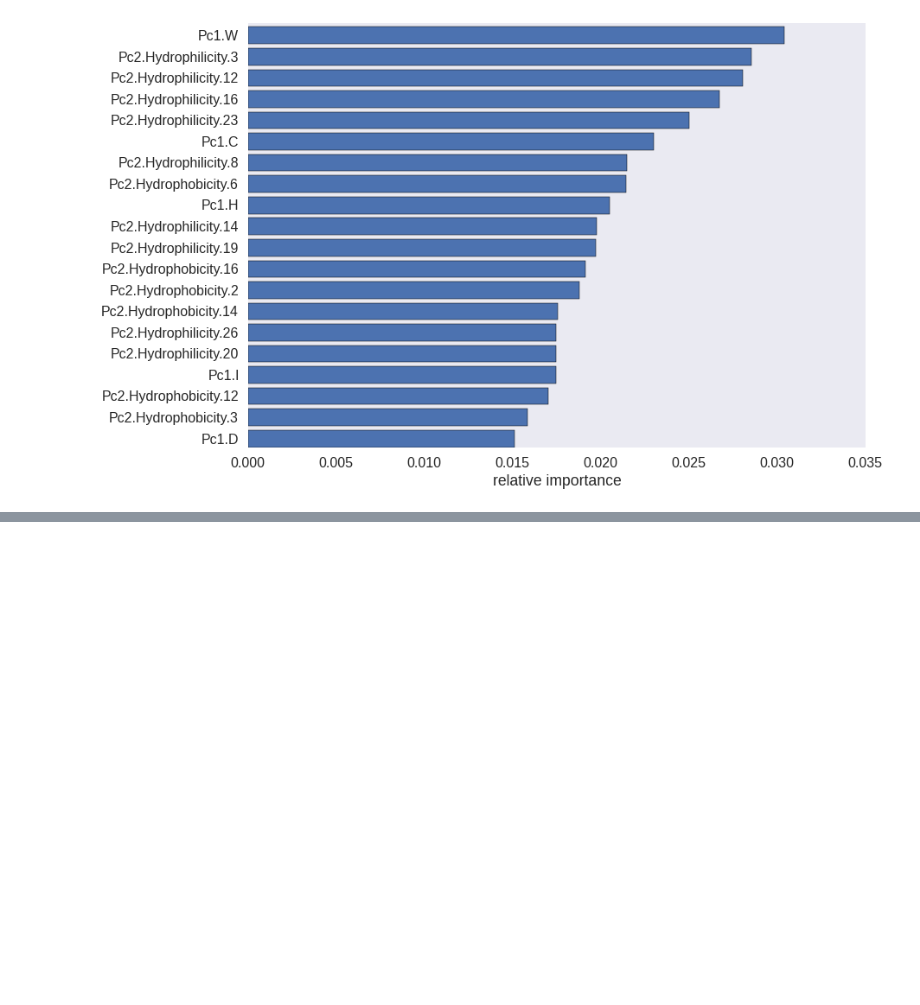
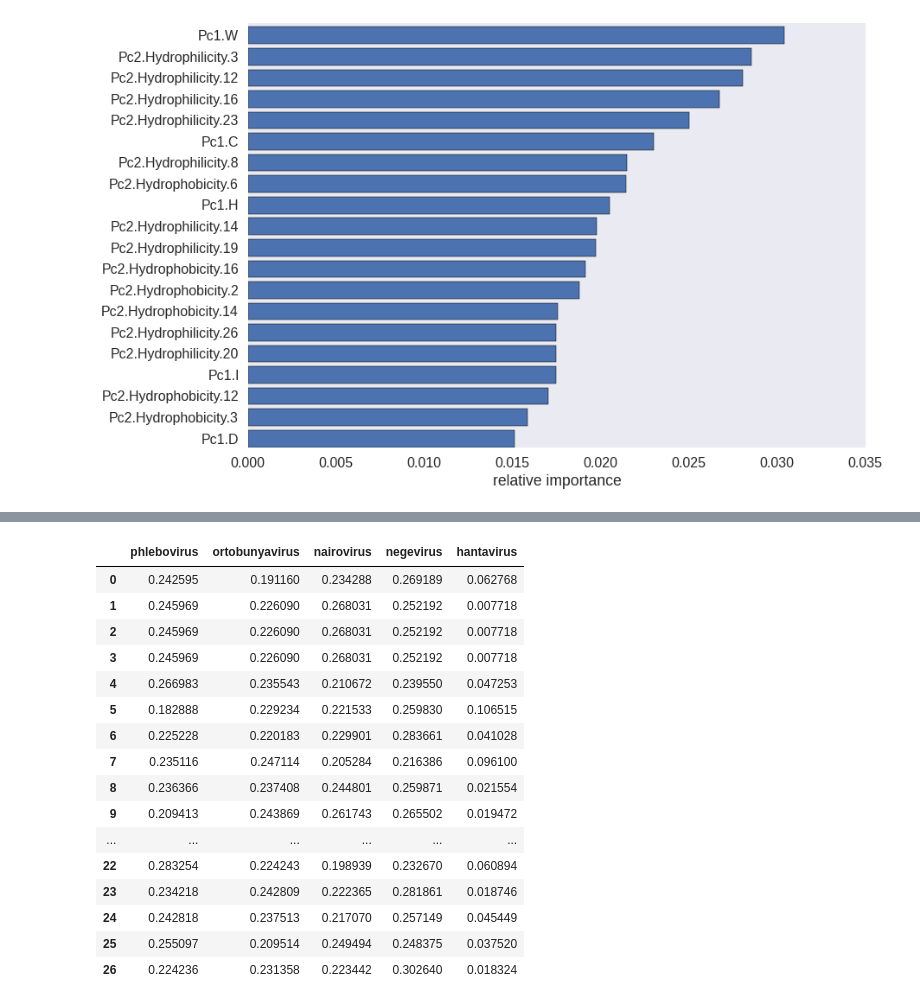
Before and after one commit to aflyax/virus_scikit, a Jupyter notebook: virus.ipynb, the cells around one changed output, grey strips where cells are left out. Saved outputs shown, nothing was run; the diff lists cells and outputs as text; code cells hidden in the pictures; blank space fills up the shorter version.

```diff
--- a/virus.ipynb
+++ b/virus.ipynb
@@ -281,0 +302,8 @@ plot_feats(cols, gbc_1.feature_importances_, 20) # pass .feature_importances_ fr
+# %%
+labels_class = class_df.species
+unique_labels = np.unique(labels_class)
+
+labels_dict = {}
+
+labels_dict = { unique_labels[i]: i for i in range(len(unique_labels)) }
+labels_dict
@@ -281,0 +430,21 @@ plot_feats(cols, gbc_1.feature_importances_, 20) # pass .feature_importances_ fr
+# %%
+predicted_df = pd.DataFrame(gbc.predict_proba(X_unclass), columns=labels_dict.keys())
+predicted_df
+# %% [output]
+|  | phlebovirus | ortobunyavirus | nairovirus | negevirus | hantavirus |
+| 0 | 0.242595 | 0.191160 | 0.234288 | 0.269189 | 0.062768 |
+| 1 | 0.245969 | 0.226090 | 0.268031 | 0.252192 | 0.007718 |
+| 2 | 0.245969 | 0.226090 | 0.268031 | 0.252192 | 0.007718 |
+| 3 | 0.245969 | 0.226090 | 0.268031 | 0.252192 | 0.007718 |
+| 4 | 0.266983 | 0.235543 | 0.210672 | 0.239550 | 0.047253 |
+| 5 | 0.182888 | 0.229234 | 0.221533 | 0.259830 | 0.106515 |
+| 6 | 0.225228 | 0.220183 | 0.229901 | 0.283661 | 0.041028 |
+| 7 | 0.235116 | 0.247114 | 0.205284 | 0.216386 | 0.096100 |
+| 8 | 0.236366 | 0.237408 | 0.244801 | 0.259871 | 0.021554 |
+| 9 | 0.209413 | 0.243869 | 0.261743 | 0.265502 | 0.019472 |
+| ... | ... | ... | ... | ... | ... |
+| 22 | 0.283254 | 0.224243 | 0.198939 | 0.232670 | 0.060894 |
+| 23 | 0.234218 | 0.242809 | 0.222365 | 0.281861 | 0.018746 |
+| 24 | 0.242818 | 0.237513 | 0.217070 | 0.257149 | 0.045449 |
+| 25 | 0.255097 | 0.209514 | 0.249494 | 0.248375 | 0.037520 |
+| 26 | 0.224236 | 0.231358 | 0.223442 | 0.302640 | 0.018324 |
```
Also changed, not shown: parts of 20 cells of this notebook.
